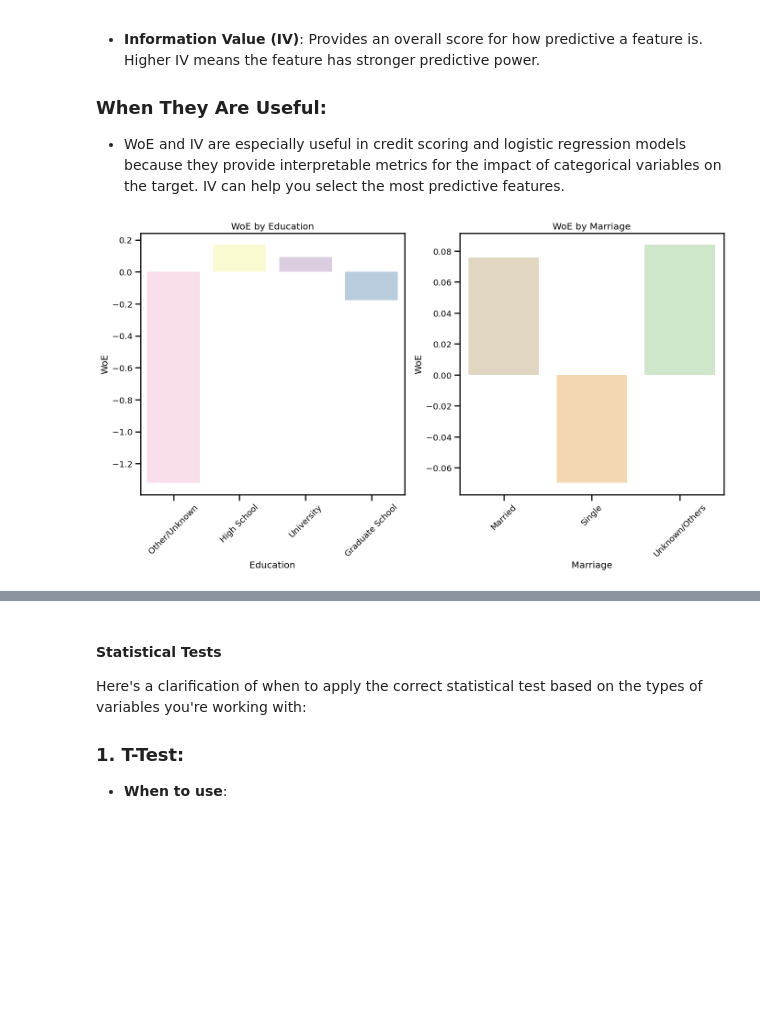
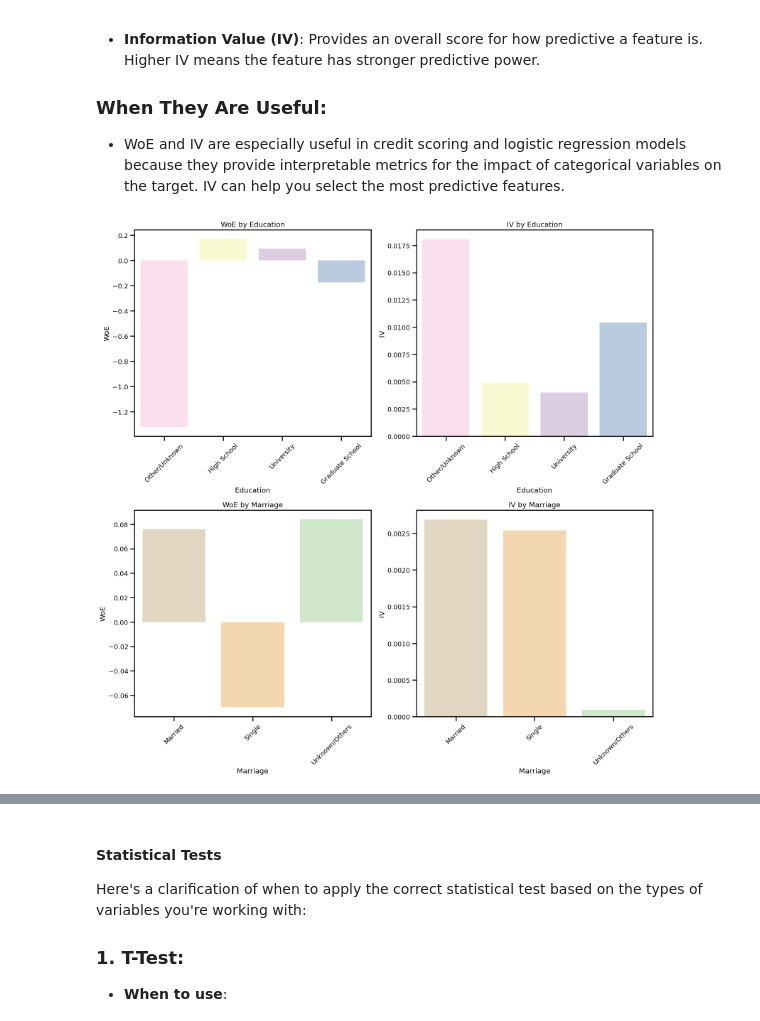
Before and after one commit to micah-shull/ML_Classification_Loan_Defaults, a Jupyter notebook: loan_defaults_021_feature_engineering_exploration_marriage_education.ipynb, the cells around one changed output, grey strips where cells are left out. Saved outputs shown, nothing was run; the diff lists cells and outputs as text; code cells hidden in the pictures; blank space fills up the shorter version.

```diff
--- a/loan_defaults_021_feature_engineering_exploration_marriage_education.ipynb
+++ b/loan_defaults_021_feature_engineering_exploration_marriage_education.ipynb
@@ -561,7 +561,6 @@ df['marriage_woe'] = df['marriage'].map(woe_marriage['woe'])
 - WoE and IV are especially useful in credit scoring and logistic regression models because they provide interpretable metrics for the impact of categorical variables on the target. IV can help you select the most predictive features.
 # %%
 def calculate_woe_iv(data, feature, target):
-
     data = data[[feature, target]].copy()
 
     # Group by the feature and calculate counts and sums (events)
@@ -578,43 +577,59 @@ def calculate_woe_iv(data, feature, target):
 
     iv = grouped['iv'].sum()  # Total IV for the feature
 
-    return grouped[['woe']], iv
+    return grouped[['woe', 'iv']], iv
 
 # Example usage:
-woe_education, iv_education = calculate_woe_iv(df, 'education', 'target')
-woe_marriage, iv_marriage = calculate_woe_iv(df, 'marriage', 'target')
+woe_iv_education, iv_education = calculate_woe_iv(df, 'education', 'target')
+woe_iv_marriage, iv_marriage = calculate_woe_iv(df, 'marriage', 'target')
 
-# Merge WOE into the original dataframe
-# df['education_woe'] = df['education'].map(woe_education['woe']) # saves as category
-# df['marriage_woe'] = df['marriage'].map(woe_marriage['woe'])    # saves as category
-
-# Merge WoE into the original dataframe and ensure the columns are float
-df['education_woe'] = df['education'].map(woe_education['woe']).astype(float)
-df['marriage_woe'] = df['marriage'].map(woe_marriage['woe']).astype(float)
+# Merge WoE and IV into the original dataframe
+df['education_woe'] = df['education'].map(woe_iv_education['woe']).astype(float)
+df['education_iv'] = df['education'].map(woe_iv_education['iv']).astype(float)
+df['marriage_woe'] = df['marriage'].map(woe_iv_marriage['woe']).astype(float)
+df['marriage_iv'] = df['marriage'].map(woe_iv_marriage['iv']).astype(float)
 # %%
+import matplotlib.pyplot as plt
+import seaborn as sns
 
+# Define the color palette
 palette = 'Pastel1_r'
-# Set up the figure and axes for a 1x2 grid
-fig, axes = plt.subplots(1, 2, figsize=(14, 8))  # 1 row, 2 columns
+
+# Set up the figure and axes for a 2x2 grid
+fig, axes = plt.subplots(2, 2, figsize=(16, 16))  # 2 rows, 2 columns
 
 # Plot WoE for Education
-sns.barplot(x=df['education'], y=df['education_woe'], ax=axes[0], hue=df['education'], palette=palette)
-axes[0].set_title('WoE by Education')
-axes[0].set_xlabel('Education')
-axes[0].set_ylabel('WoE')
-axes[0].tick_params(axis='x', rotation=45)
+sns.barplot(x=df['education'], y=df['education_woe'], ax=axes[0, 0], hue=df['education'], palette=palette)
+axes[0, 0].set_title('WoE by Education')
+axes[0, 0].set_xlabel('Education')
+axes[0, 0].set_ylabel('WoE')
+axes[0, 0].tick_params(axis='x', rotation=45)
+
+# Plot IV for Education
+sns.barplot(x=df['education'], y=df['education_iv'], ax=axes[0, 1], hue=df['education'], palette=palette)
+axes[0, 1].set_title('IV by Education')
+axes[0, 1].set_xlabel('Education')
+axes[0, 1].set_ylabel('IV')
+axes[0, 1].tick_params(axis='x', rotation=45)
 
 # Plot WoE for Marriage
-sns.barplot(x=df['marriage'], y=df['marriage_woe'], ax=axes[1], hue=df['marriage'], palette=palette)
-axes[1].set_title('WoE by Marriage')
-axes[1].set_xlabel('Marriage')
-axes[1].set_ylabel('WoE')
-axes[1].tick_params(axis='x', rotation=45)
+sns.barplot(x=df['marriage'], y=df['marriage_woe'], ax=axes[1, 0], hue=df['marriage'], palette=palette)
+axes[1, 0].set_title('WoE by Marriage')
+axes[1, 0].set_xlabel('Marriage')
+axes[1, 0].set_ylabel('WoE')
+axes[1, 0].tick_params(axis='x', rotation=45)
+
+# Plot IV for Marriage
+sns.barplot(x=df['marriage'], y=df['marriage_iv'], ax=axes[1, 1], hue=df['marriage'], palette=palette)
+axes[1, 1].set_title('IV by Marriage')
+axes[1, 1].set_xlabel('Marriage')
+axes[1, 1].set_ylabel('IV')
+axes[1, 1].tick_params(axis='x', rotation=45)
 
 # Adjust layout to avoid overlap
 plt.tight_layout()
 
 # Show the plots
 plt.show()
 # %% [output]
-[figure, old version]
+[figure, new version]
```
Also changed, not shown: parts of 13 cells of this notebook.
